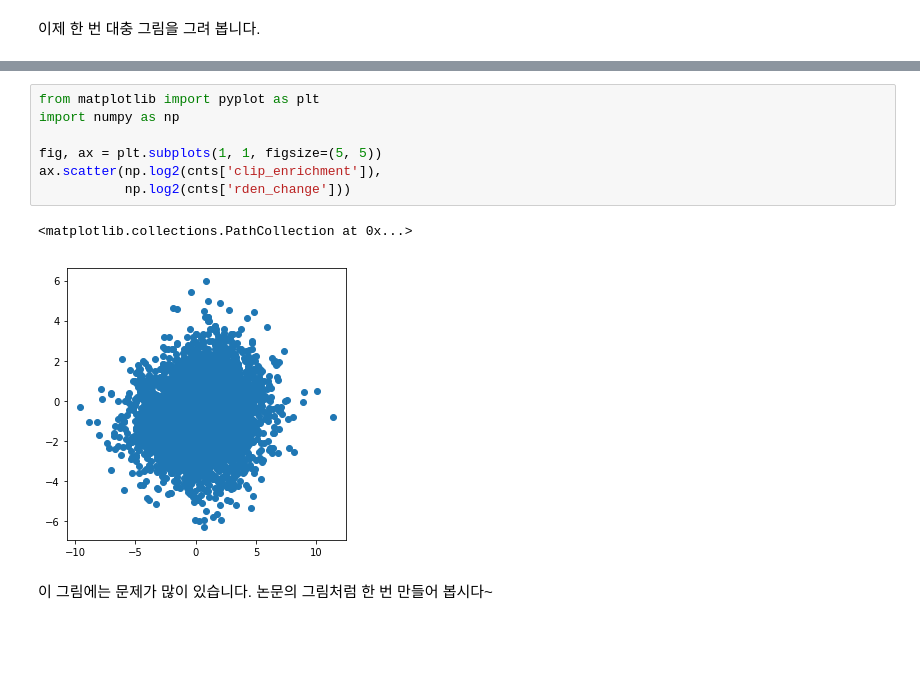
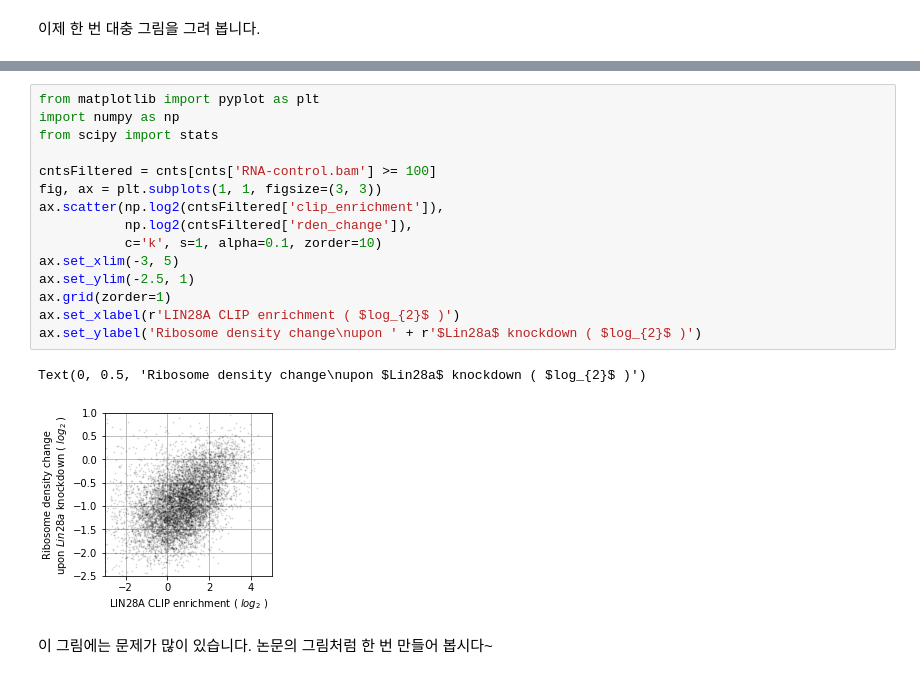
Before and after one commit to hyejun18/bioinfo1, a Jupyter notebook: notebooks/CoLab_TermProj_2022_1.ipynb, the cells around one changed output, grey strips where cells are left out. Drawn from its saved outputs; the diff is of its cells as text; blank space fills up the shorter version.

Commit message:
Read counts of RNA-control >= 100
and deco

```diff
--- a/notebooks/CoLab_TermProj_2022_1.ipynb
+++ b/notebooks/CoLab_TermProj_2022_1.ipynb
@@ -149,13 +149,21 @@ cnts.head()
 # %%
 from matplotlib import pyplot as plt
 import numpy as np
+from scipy import stats
 
-fig, ax = plt.subplots(1, 1, figsize=(5, 5))
-ax.scatter(np.log2(cnts['clip_enrichment']),
-           np.log2(cnts['rden_change']))
+cntsFiltered = cnts[cnts['RNA-control.bam'] >= 100]
+fig, ax = plt.subplots(1, 1, figsize=(3, 3))
+ax.scatter(np.log2(cntsFiltered['clip_enrichment']),
+           np.log2(cntsFiltered['rden_change']),
+           c='k', s=1, alpha=0.1, zorder=10)
+ax.set_xlim(-3, 5)
+ax.set_ylim(-2.5, 1)
+ax.grid(zorder=1)
+ax.set_xlabel(r'LIN28A CLIP enrichment ( $log_{2}$ )')
+ax.set_ylabel('Ribosome density change\nupon ' + r'$Lin28a$ knockdown ( $log_{2}$ )')
 # %% [output]
-<matplotlib.collections.PathCollection at 0x...>
+Text(0, 0.5, 'Ribosome density change\nupon $Lin28a$ knockdown ( $log_{2}$ )')
-[figure, old version]
+[figure, new version]
 # %% [markdown]
 이 그림에는 문제가 많이 있습니다. 논문의 그림처럼 한 번 만들어 봅시다~
 # %% [markdown]
```
